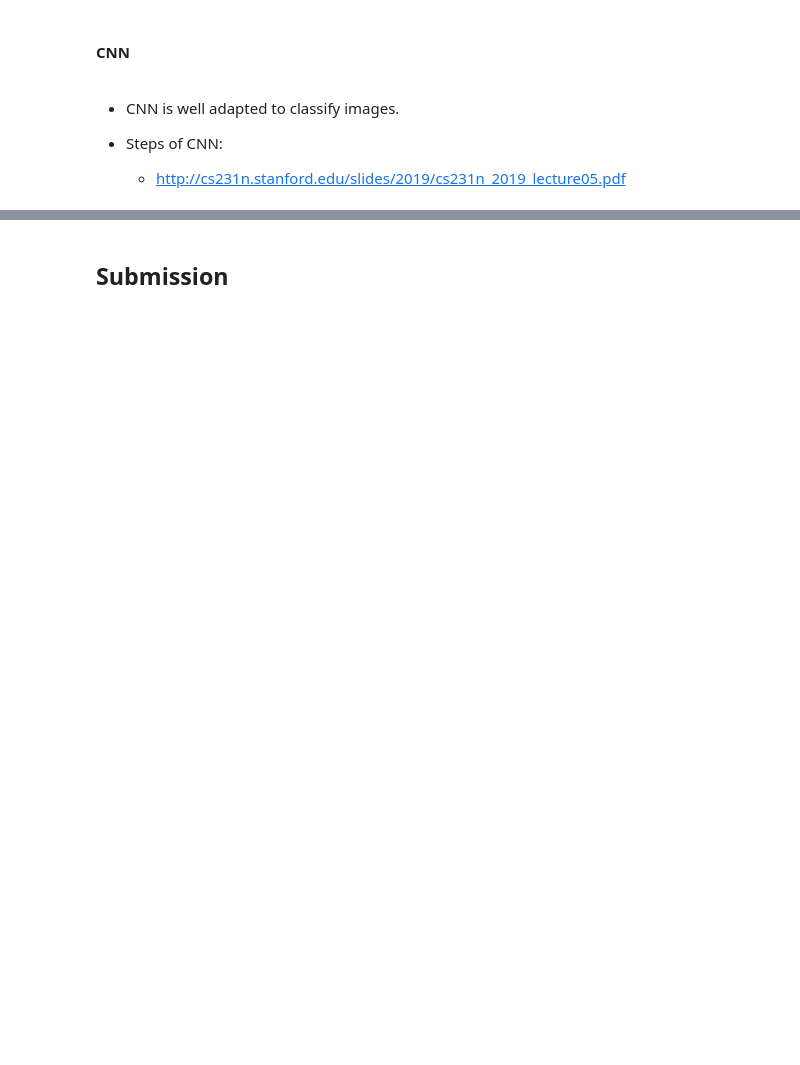
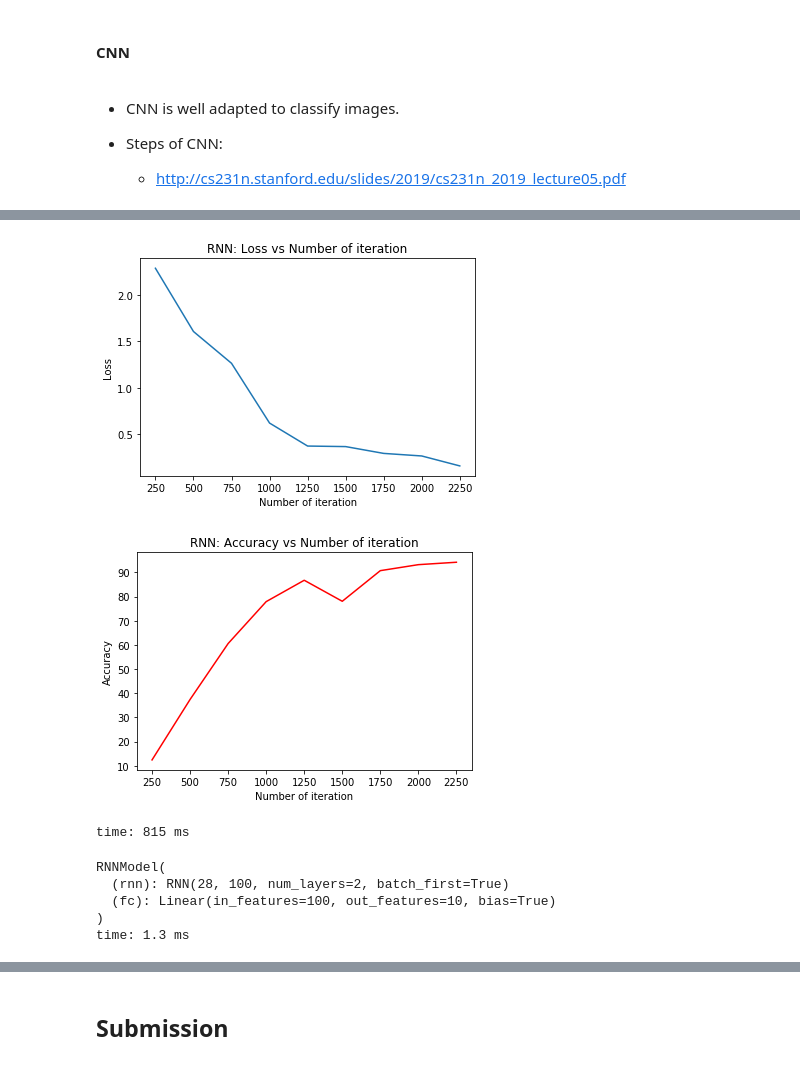
Before and after one commit to Archisman-Roy/Learning, a Jupyter notebook: kaggle/MNIST/MNIST.ipynb, the cells around one changed output, grey strips where cells are left out. Saved outputs shown, nothing was run; the diff lists cells and outputs as text; code cells hidden in the pictures; blank space fills up the shorter version.

```diff
--- a/kaggle/MNIST/MNIST.ipynb
+++ b/kaggle/MNIST/MNIST.ipynb
@@ -886,0 +1127,27 @@ time: 424 ms
+# %%
+# visualization loss
+plt.plot(iteration_list,loss_list)
+plt.xlabel("Number of iteration")
+plt.ylabel("Loss")
+plt.title("RNN: Loss vs Number of iteration")
+plt.show()
+
+# visualization accuracy
+plt.plot(iteration_list,accuracy_list,color = "red")
+plt.xlabel("Number of iteration")
+plt.ylabel("Accuracy")
+plt.title("RNN: Accuracy vs Number of iteration")
+plt.savefig('graph.png')
+plt.show()
+# %% [output]
+[figure, added]
+[figure, added]
+time: 815 ms
+# %%
+print(model)
+# %% [output]
+RNNModel(
+  (rnn): RNN(28, 100, num_layers=2, batch_first=True)
+  (fc): Linear(in_features=100, out_features=10, bias=True)
+)
+time: 1.3 ms
```
Also changed, not shown: parts of 37 cells of this notebook.
